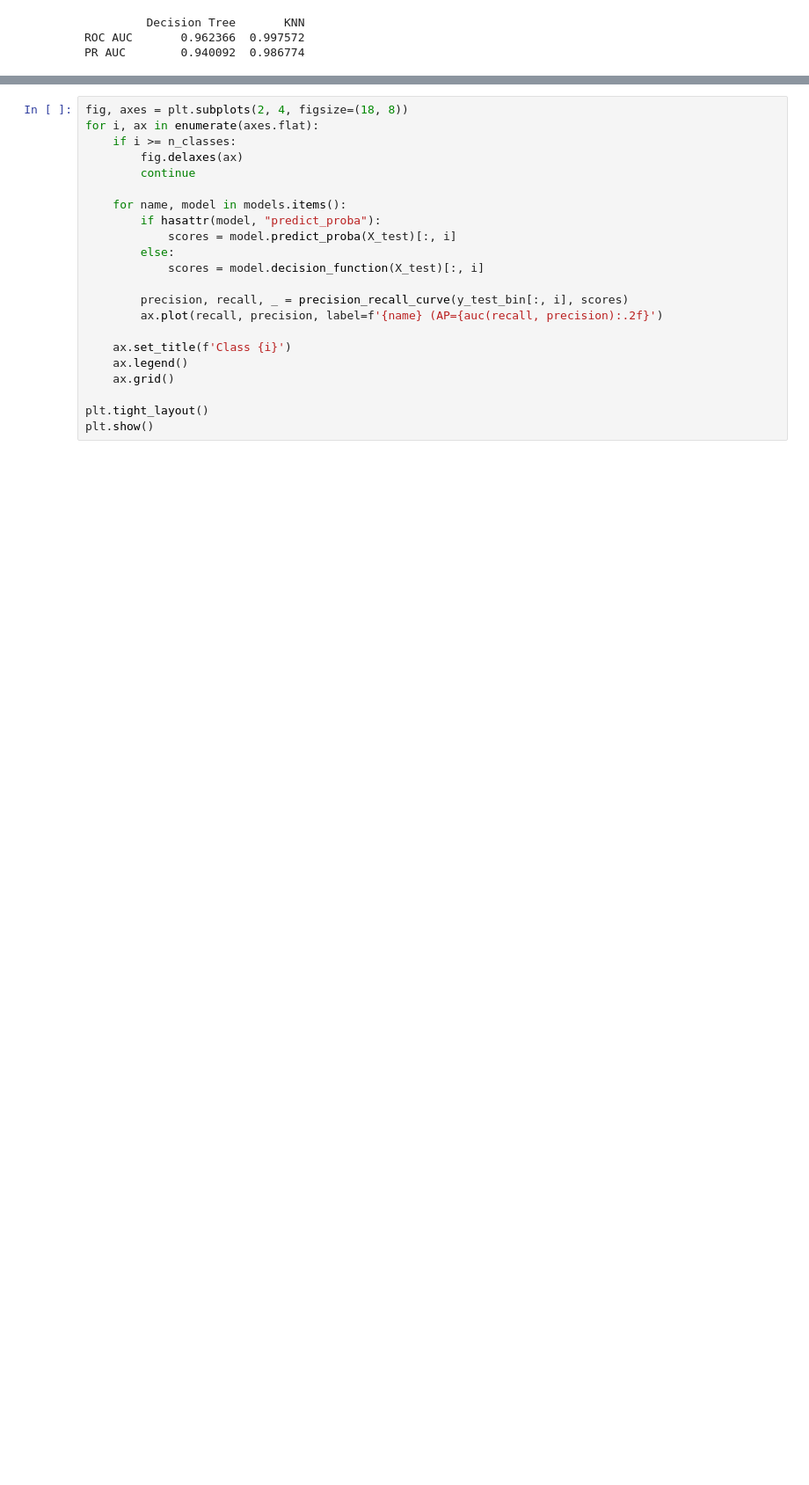
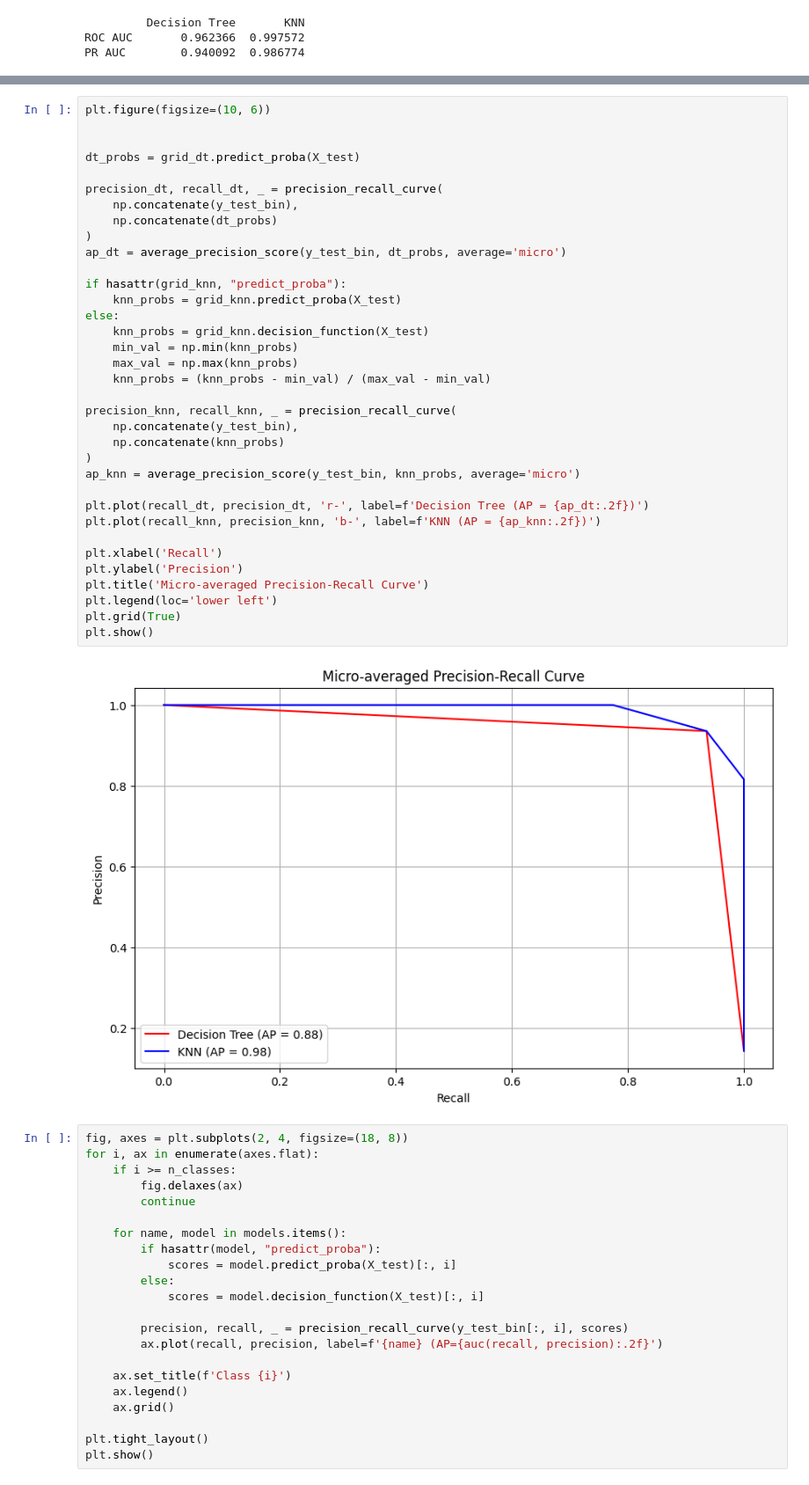
Before and after one commit to ml-labs-nstu-lenow/ml_labs_2025, a Jupyter notebook: lab2/lab2_ml_spring.ipynb, the cells around one changed output, grey strips where cells are left out. Shown at 88% size. Saved outputs shown, nothing was run; the diff lists cells and outputs as text; blank space fills up the shorter version.

```diff
--- a/lab2/lab2_ml_spring.ipynb
+++ b/lab2/lab2_ml_spring.ipynb
@@ -529,3 +430,40 @@ plt.show()
+# %%
+plt.figure(figsize=(10, 6))
+
+
+dt_probs = grid_dt.predict_proba(X_test)
+
+precision_dt, recall_dt, _ = precision_recall_curve(
+    np.concatenate(y_test_bin),
+    np.concatenate(dt_probs)
+)
+ap_dt = average_precision_score(y_test_bin, dt_probs, average='micro')
+
+if hasattr(grid_knn, "predict_proba"):
+    knn_probs = grid_knn.predict_proba(X_test)
+else:
+    knn_probs = grid_knn.decision_function(X_test)
+    min_val = np.min(knn_probs)
+    max_val = np.max(knn_probs)
+    knn_probs = (knn_probs - min_val) / (max_val - min_val)
+
+precision_knn, recall_knn, _ = precision_recall_curve(
+    np.concatenate(y_test_bin),
+    np.concatenate(knn_probs)
+)
+ap_knn = average_precision_score(y_test_bin, knn_probs, average='micro')
+
+plt.plot(recall_dt, precision_dt, 'r-', label=f'Decision Tree (AP = {ap_dt:.2f})')
+plt.plot(recall_knn, precision_knn, 'b-', label=f'KNN (AP = {ap_knn:.2f})')
+
+plt.xlabel('Recall')
+plt.ylabel('Precision')
+plt.title('Micro-averaged Precision-Recall Curve')
+plt.legend(loc='lower left')
+plt.grid(True)
+plt.show()
+# %% [output]
+[figure, added]
 # %%
 fig, axes = plt.subplots(2, 4, figsize=(18, 8))
 for i, ax in enumerate(axes.flat):
```
Also changed, not shown: parts of 14 cells of this notebook.
